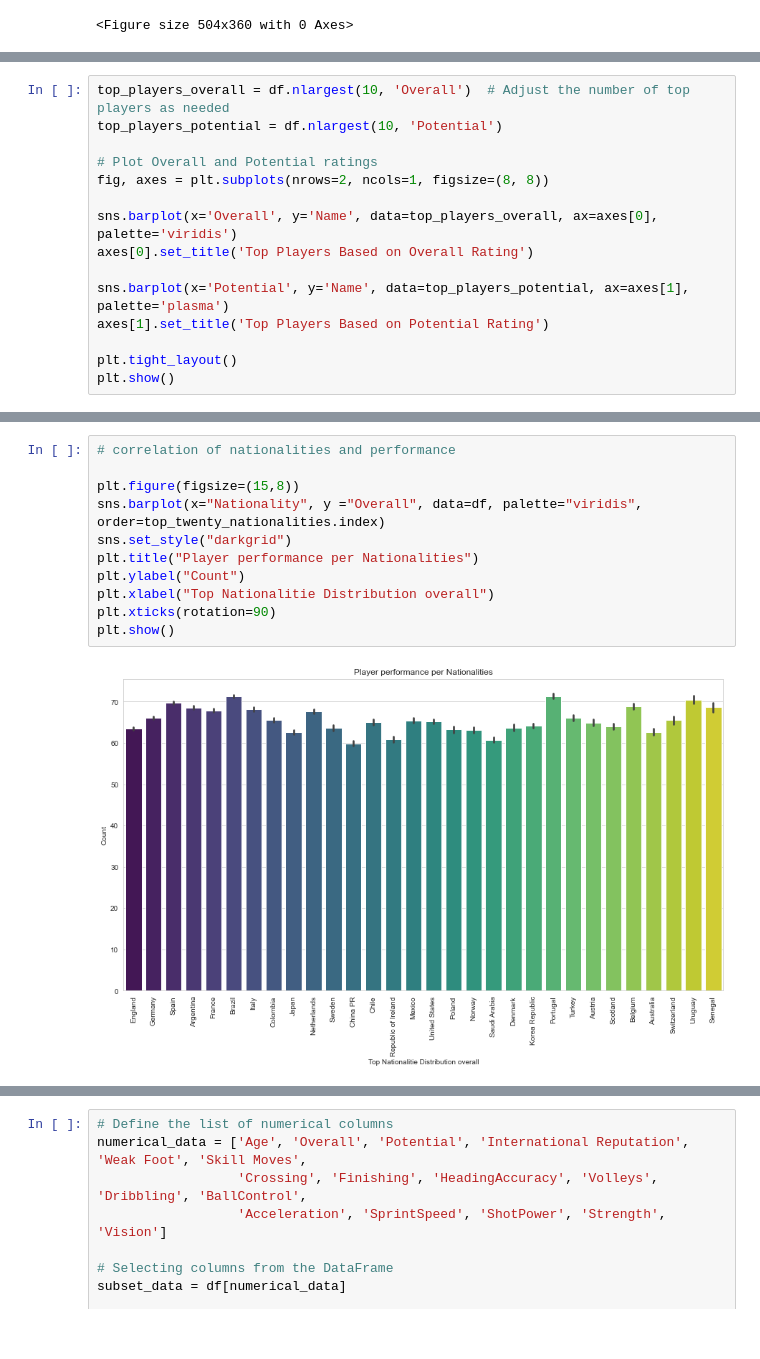
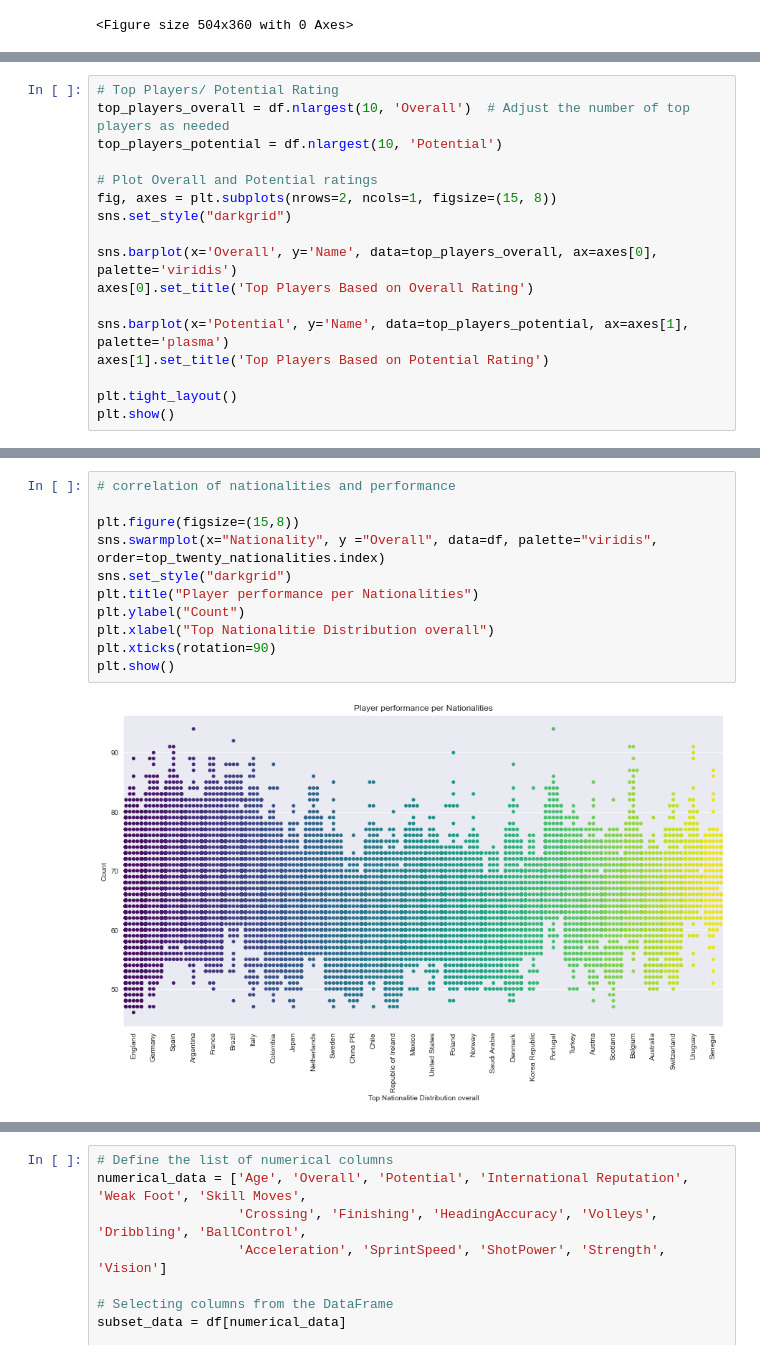
Before and after one commit to bulemi2/Football_Analysis, a Jupyter notebook: Analysis.ipynb, the cells around one changed output, grey strips where cells are left out. Saved outputs shown, nothing was run; the diff lists cells and outputs as text.

```diff
--- a/Analysis.ipynb
+++ b/Analysis.ipynb
@@ -385,9 +279,11 @@ plt.show()
 # %%
+# Top Players/ Potential Rating
 top_players_overall = df.nlargest(10, 'Overall')  # Adjust the number of top players as needed
 top_players_potential = df.nlargest(10, 'Potential')
 
 # Plot Overall and Potential ratings
-fig, axes = plt.subplots(nrows=2, ncols=1, figsize=(8, 8))
+fig, axes = plt.subplots(nrows=2, ncols=1, figsize=(15, 8))
+sns.set_style("darkgrid")
 
 sns.barplot(x='Overall', y='Name', data=top_players_overall, ax=axes[0], palette='viridis')
 axes[0].set_title('Top Players Based on Overall Rating')
@@ -419,13 +312,13 @@ plt.show()
 # %%
 # correlation of nationalities and performance
 
 plt.figure(figsize=(15,8))
-sns.barplot(x="Nationality", y ="Overall", data=df, palette="viridis", order=top_twenty_nationalities.index)
+sns.swarmplot(x="Nationality", y ="Overall", data=df, palette="viridis", order=top_twenty_nationalities.index)
 sns.set_style("darkgrid")
 plt.title("Player performance per Nationalities")
 plt.ylabel("Count")
 plt.xlabel("Top Nationalitie Distribution overall")
 plt.xticks(rotation=90)
 plt.show()
 # %% [output]
-[figure, old version]
+[figure, new version]
```
Also changed, not shown: parts of 33 cells of this notebook.
